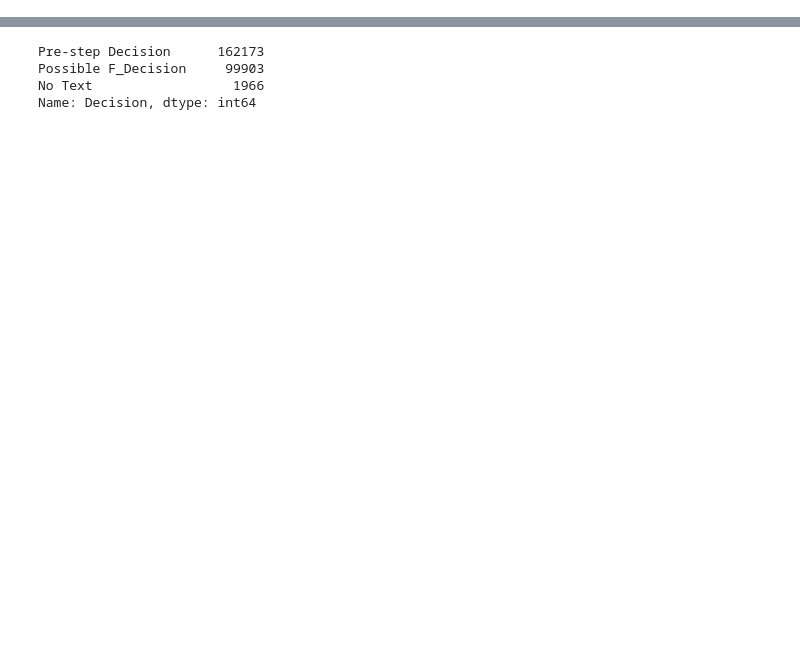
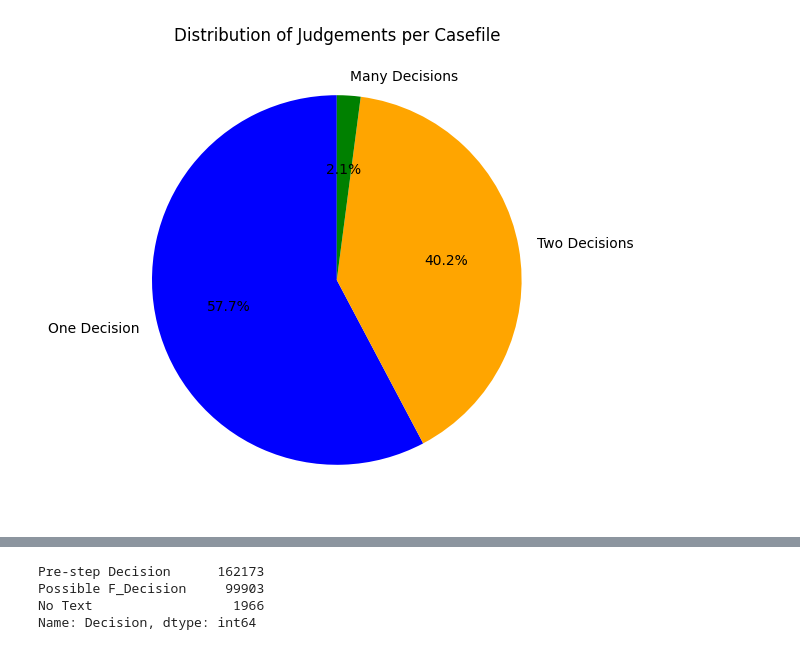
Before and after one commit to pmalca/datasets_iat_project, a Jupyter notebook: algo_v1.ipynb, the cells around one changed output, grey strips where cells are left out. Drawn from its saved outputs; the diff is of its cells as text; code cells hidden in the pictures; blank space fills up the shorter version.

```diff
--- a/algo_v1.ipynb
+++ b/algo_v1.ipynb
@@ -371,0 +31,6 @@ prueba_df = second_filter_df.copy()
+# %%
+# We must divide our dataset into two groups: finished by judgements and finished by orders.
+
+judgements_df = documents_amag[documents_amag['acto_'].str.contains('sentencia', case=False, na=False)]
+
+orders_df = pd.merge(documents_amag, judgements_df[['expediente_n°_']], on='expediente_n°_', how='left', indicator=True).query('_merge == "left_only"').drop('_merge', axis=1)
@@ -371,0 +118,3 @@ prueba_df = second_filter_df.copy()
+# %%
+expediente_counts = judgements_df['expediente_n°_'].value_counts()
+expediente_counts
@@ -371,0 +134,24 @@ prueba_df = second_filter_df.copy()
+# %%
+# Create three subsets based on the specified criteria
+single_observation = expediente_counts[expediente_counts == 1]
+second_observations = expediente_counts[expediente_counts == 2]
+third_observations = expediente_counts[(expediente_counts >= 3) & (expediente_counts <= 10)]
+
+total_count = len(expediente_counts)
+single_percentage = len(single_observation) / total_count * 100
+second_percentage = len(second_observations) / total_count * 100
+third_percentage = len(third_observations) / total_count * 100
+
+# Plotting
+plt.figure(figsize=(10, 6))
+
+labels = ['One Decision', 'Two Decisions', 'Many Decisions']
+sizes = [single_percentage, second_percentage, third_percentage]
+colors = ['blue', 'orange', 'green']
+
+plt.pie(sizes, labels=labels, colors=colors, autopct='%1.1f%%', startangle=90)
+plt.title('Distribution of Judgements per Casefile')
+
+plt.show()
+# %% [output]
+[figure, added]
```
Also changed, not shown: parts of 77 cells of this notebook, 2 other files.
